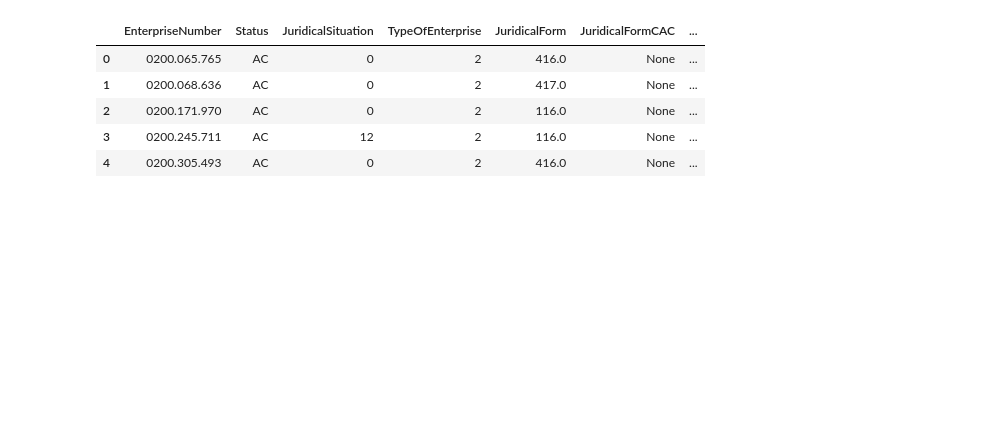
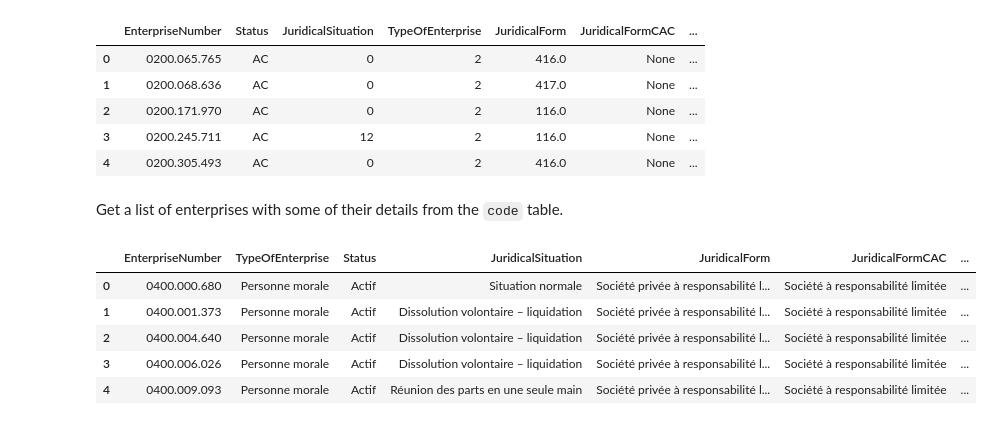
Before and after one commit to albertopd/challenge-data-analysis-sql, a Jupyter notebook: data-analysis-sql.ipynb, the cells around one changed output. Saved outputs shown, nothing was run; the diff lists cells and outputs as text; code cells hidden in the pictures; blank space fills up the shorter version.

```diff
--- a/data-analysis-sql.ipynb
+++ b/data-analysis-sql.ipynb
@@ -20,3 +26,48 @@ enterprise_df.head()
 | 2 | 0200.171.970 | AC | 0 | 2 | 116.0 | None | ... |
 | 3 | 0200.245.711 | AC | 12 | 2 | 116.0 | None | ... |
 | 4 | 0200.305.493 | AC | 0 | 2 | 416.0 | None | ... |
+# %% [markdown]
+Get a list of enterprises with some of their details from the `code` table.
+# %%
+query = """
+    SELECT
+        EnterpriseNumber,
+        te.Description AS TypeOfEnterprise,
+        cs.Description AS Status,
+        cjs.Description AS JuridicalSituation,
+        cjf.Description AS JuridicalForm,
+        cjfcac.Description AS JuridicalFormCAC,
+        StartDate
+    FROM enterprise AS e
+    INNER JOIN code AS te
+        ON te.Category = 'TypeOfEnterprise'
+        AND te.Language = 'FR'
+        AND e.TypeOfEnterprise = te.Code
+    INNER JOIN code AS cs
+        ON cs.Category = 'Status'
+        AND cs.Language = 'FR'
+        AND e.Status = cs.Code
+    INNER JOIN code AS cjs
+        ON cjs.Category = 'JuridicalSituation'
+        AND cjs.Language = 'FR'
+        AND e.JuridicalSituation = cjs.Code
+    INNER JOIN code AS cjf
+        ON cjf.Category = 'JuridicalForm'
+        AND cjf.Language = 'FR'
+        AND e.JuridicalForm = cjf.Code
+    INNER JOIN code AS cjfcac
+        ON cjfcac.Category = 'JuridicalForm'
+        AND cjfcac.Language = 'FR'
+        AND e.JuridicalFormCAC = cjfcac.Code
+    LIMIT 10;
+"""
+
+df  = pd.read_sql_query(query, conn)
+df.head()
+# %% [output]
+|  | EnterpriseNumber | TypeOfEnterprise | Status | JuridicalSituation | JuridicalForm | JuridicalFormCAC | ... |
+| 0 | 0400.000.680 | Personne morale | Actif | Situation normale | Société privée à responsabilité l... | Société à responsabilité limitée | ... |
+| 1 | 0400.001.373 | Personne morale | Actif | Dissolution volontaire – liquidation | Société privée à responsabilité l... | Société à responsabilité limitée | ... |
+| 2 | 0400.004.640 | Personne morale | Actif | Dissolution volontaire – liquidation | Société privée à responsabilité l... | Société à responsabilité limitée | ... |
+| 3 | 0400.006.026 | Personne morale | Actif | Dissolution volontaire – liquidation | Société privée à responsabilité l... | Société à responsabilité limitée | ... |
+| 4 | 0400.009.093 | Personne morale | Actif | Réunion des parts en une seule main | Société privée à responsabilité l... | Société à responsabilité limitée | ... |
```
Also changed, not shown: parts of 22 cells of this notebook, 1 other file.
